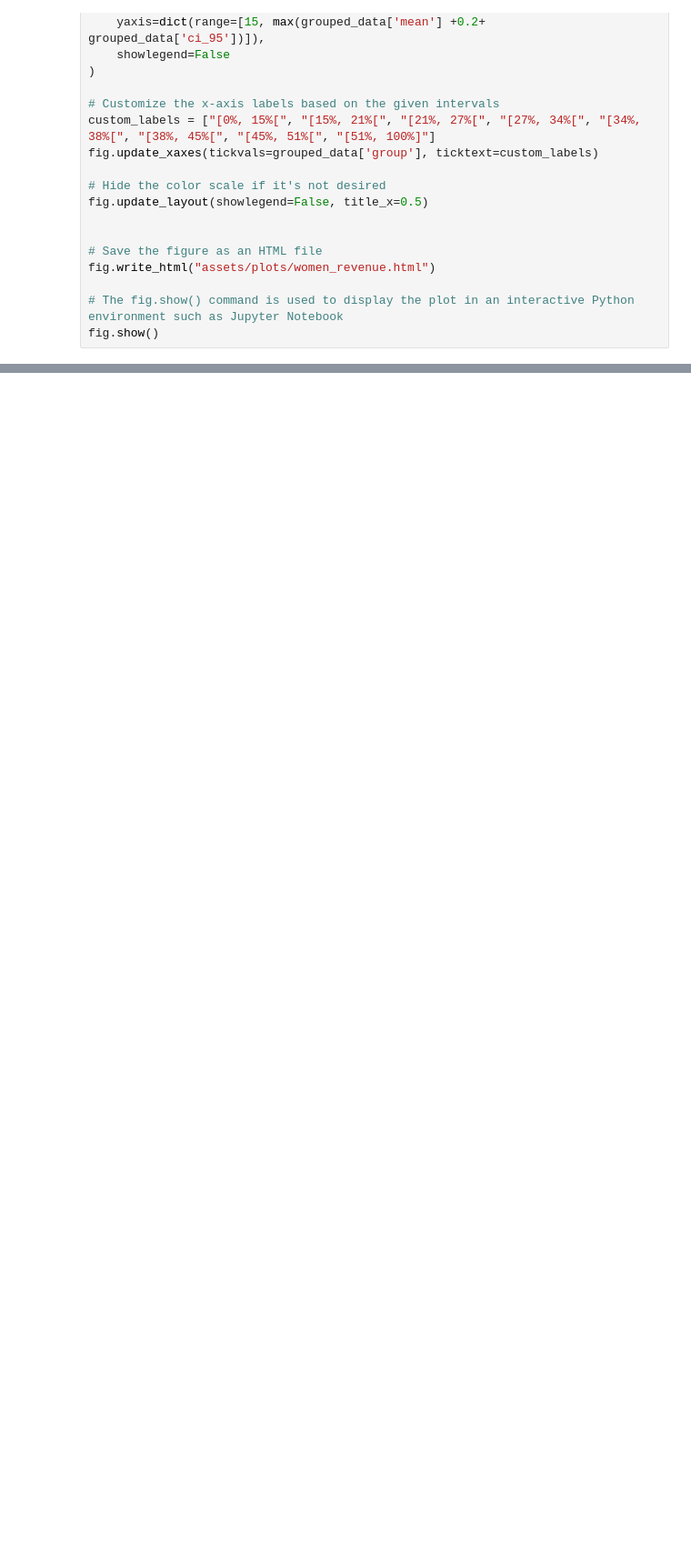
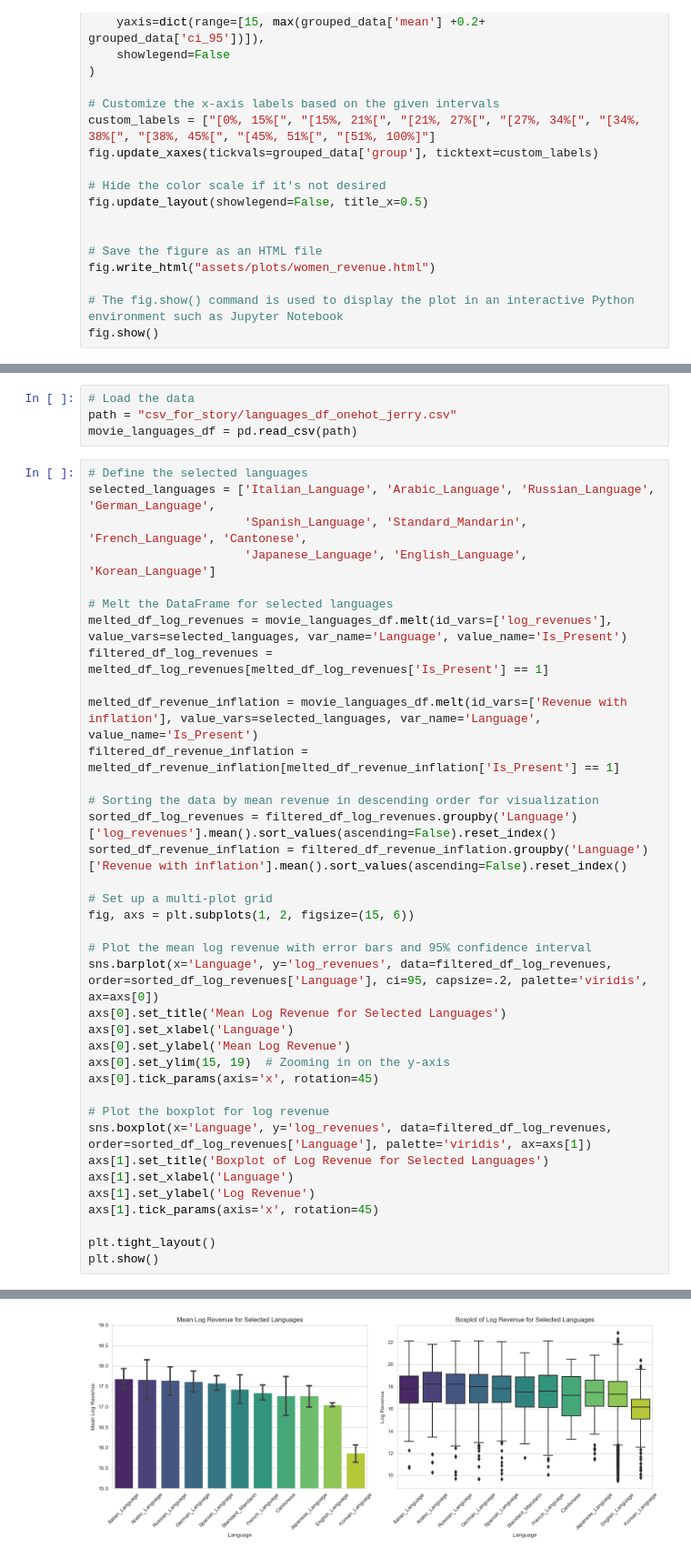
Before and after one commit to Ousso11/ADAFlix, a Jupyter notebook: graphs_for_story.ipynb, the cells around one changed output, grey strips where cells are left out. Shown at 91% size. Saved outputs shown, nothing was run; the diff lists cells and outputs as text; blank space fills up the shorter version.

```diff
--- a/graphs_for_story.ipynb
+++ b/graphs_for_story.ipynb
@@ -625,0 +862,42 @@ fig.show()
+# %%
+# Load the data
+path = "csv_for_story/languages_df_onehot_jerry.csv"
+movie_languages_df = pd.read_csv(path)
+# %%
+# Define the selected languages
+selected_languages = ['Italian_Language', 'Arabic_Language', 'Russian_Language', 'German_Language',
+                      'Spanish_Language', 'Standard_Mandarin', 'French_Language', 'Cantonese',
+                      'Japanese_Language', 'English_Language', 'Korean_Language']
+
+# Melt the DataFrame for selected languages
+melted_df_log_revenues = movie_languages_df.melt(id_vars=['log_revenues'], value_vars=selected_languages, var_name='Language', value_name='Is_Present')
+filtered_df_log_revenues = melted_df_log_revenues[melted_df_log_revenues['Is_Present'] == 1]
+
+melted_df_revenue_inflation = movie_languages_df.melt(id_vars=['Revenue with inflation'], value_vars=selected_languages, var_name='Language', value_name='Is_Present')
+filtered_df_revenue_inflation = melted_df_revenue_inflation[melted_df_revenue_inflation['Is_Present'] == 1]
+
+# Sorting the data by mean revenue in descending order for visualization
+sorted_df_log_revenues = filtered_df_log_revenues.groupby('Language')['log_revenues'].mean().sort_values(ascending=False).reset_index()
+sorted_df_revenue_inflation = filtered_df_revenue_inflation.groupby('Language')['Revenue with inflation'].mean().sort_values(ascending=False).reset_index()
+
+# Set up a multi-plot grid
+fig, axs = plt.subplots(1, 2, figsize=(15, 6))
+
+# Plot the mean log revenue with error bars and 95% confidence interval
+sns.barplot(x='Language', y='log_revenues', data=filtered_df_log_revenues, order=sorted_df_log_revenues['Language'], ci=95, capsize=.2, palette='viridis', ax=axs[0])
+axs[0].set_title('Mean Log Revenue for Selected Languages')
+axs[0].set_xlabel('Language')
+axs[0].set_ylabel('Mean Log Revenue')
+axs[0].set_ylim(15, 19)  # Zooming in on the y-axis
+axs[0].tick_params(axis='x', rotation=45)
+
+# Plot the boxplot for log revenue
+sns.boxplot(x='Language', y='log_revenues', data=filtered_df_log_revenues, order=sorted_df_log_revenues['Language'], palette='viridis', ax=axs[1])
+axs[1].set_title('Boxplot of Log Revenue for Selected Languages')
+axs[1].set_xlabel('Language')
+axs[1].set_ylabel('Log Revenue')
+axs[1].tick_params(axis='x', rotation=45)
+
+plt.tight_layout()
+plt.show()
+# %% [output]
@@ -625,0 +905 @@ fig.show()
+[figure, added]
```
Also changed, not shown: parts of 17 cells of this notebook, 24 other files.
